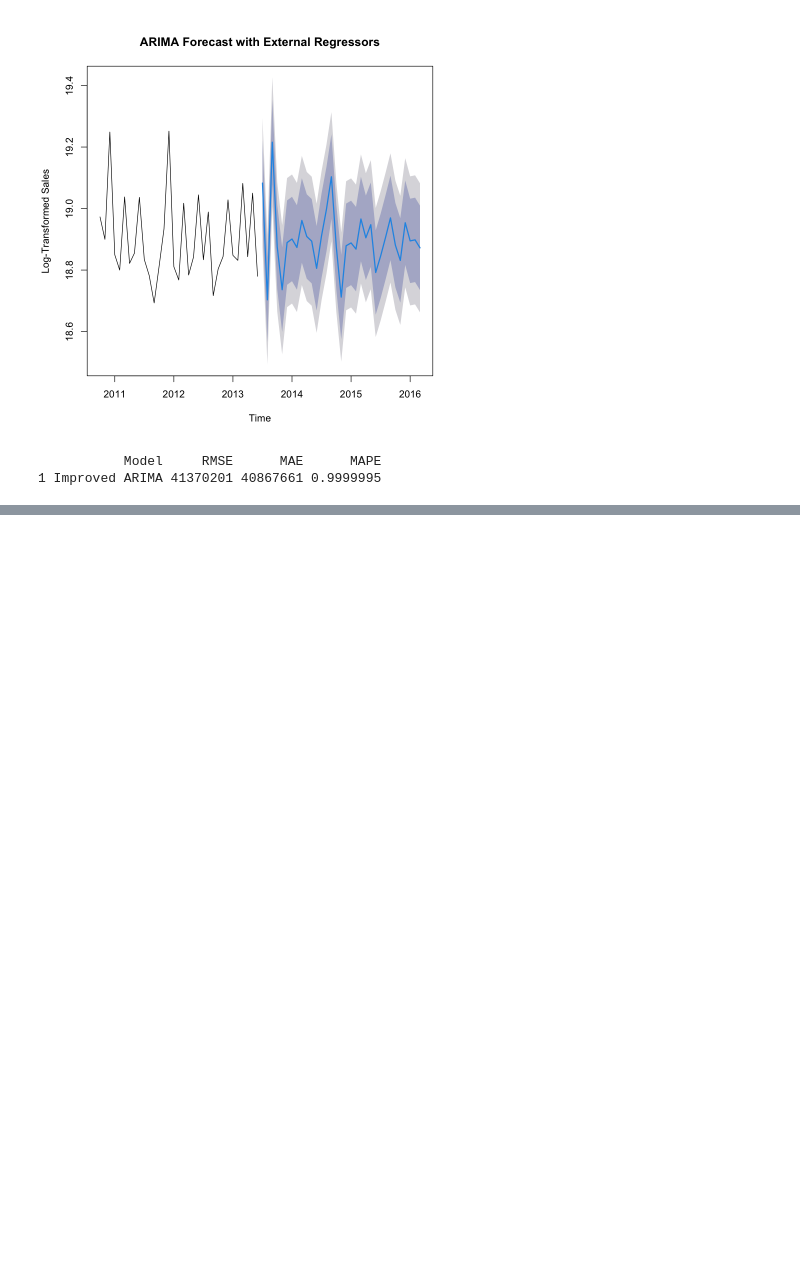
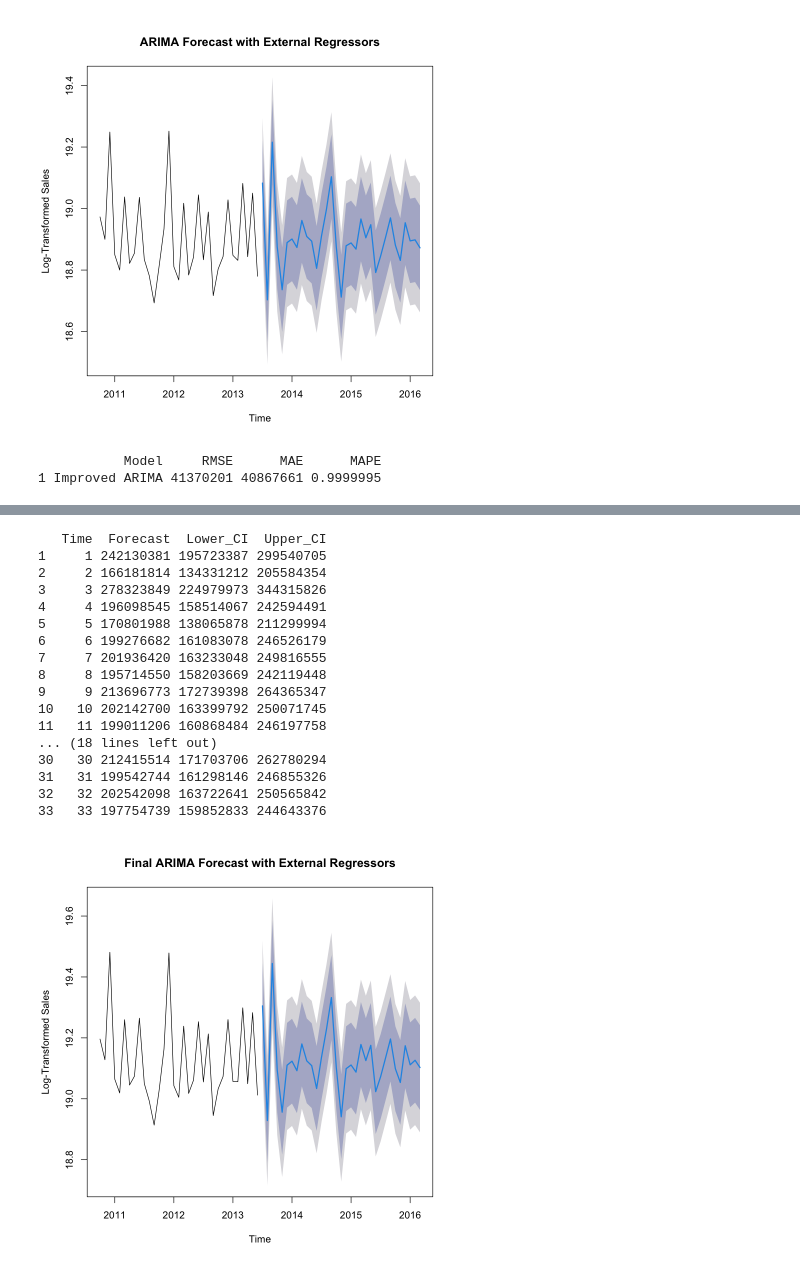
Before and after one commit to pattomrtne/WalmartSalesForecast, a Jupyter notebook: ADS-506_Final.ipynb, the cells around one changed output, grey strips where cells are left out. Saved outputs shown, nothing was run; the diff lists cells and outputs as text; code cells hidden in the pictures; blank space fills up the shorter version.

Commit message:
Final step
Final Prediction with ARIMA. ARIMA numbers improved but it was hard to come close to Gradient Boosting. Gradient Boosting model still outperformed ARIMA.

```diff
--- a/ADS-506_Final.ipynb
+++ b/ADS-506_Final.ipynb
@@ -616,14 +616,14 @@ MAE:  162568930
 [figure]
 # %%
 # Step 1: Aggregate the validation_set to monthly Total_Sales
-validation_set <- validation_set %>%
+valid_monthly <- validation_set %>%
   mutate(Year_Month = paste(Year, Month, sep = "-")) %>%
   group_by(Year_Month) %>%
   summarise(Total_Sales = sum(Weekly_Sales, na.rm = TRUE)) %>%
   ungroup()
 
 # Step 2: Align forecasted and actual values
-actual_values <- validation_set$Total_Sales
+actual_values <- valid_monthly$Total_Sales
 
 # Ensure alignment of lengths between actuals and forecasted values
 forecasted_values <- as.numeric(arima_forecast$mean)
@@ -717,2 +720,4 @@ ggplot(baseline_df, aes(x = Time)) +
 [figure]
 [figure]
+# %%
+final_training_set <- bind_rows(train_set, validation_set)
@@ -718,0 +800,12 @@ ggplot(baseline_df, aes(x = Time)) +
+# %%
+# Fit the ARIMA model
+final_arima_model <- auto.arima(
+  final_ts_sales,
+  seasonal = TRUE,
+  stepwise = TRUE,
+  approximation = FALSE,
+  xreg = xreg_final_reduced
+)
+
+# Print the ARIMA model summary
+print(summary(final_arima_model))
@@ -718,0 +832,45 @@ ggplot(baseline_df, aes(x = Time)) +
+# %%
+# Forecast for the next 12 months (adjust horizon as needed)
+forecast_horizon <- 12
+final_forecast <- forecast(final_arima_model, h = forecast_horizon, xreg = xreg_final_reduced)
+
+# Convert forecast back to original scale
+forecast_original <- expm1(final_forecast$mean)
+lower_ci_original <- expm1(final_forecast$lower[, 2])
+upper_ci_original <- expm1(final_forecast$upper[, 2])
+
+# Create a data frame for the forecast results
+forecast_results <- data.frame(
+  Time = seq_along(forecast_original),
+  Forecast = forecast_original,
+  Lower_CI = lower_ci_original,
+  Upper_CI = upper_ci_original
+)
+
+# Print the forecast results
+print(forecast_results)
+
+# Plot the forecast
+plot(final_forecast,
+     main = "Final ARIMA Forecast with External Regressors",
+     ylab = "Log-Transformed Sales",
+     xlab = "Time")
+# %% [output]
+   Time  Forecast  Lower_CI  Upper_CI
+1     1 242130381 195723387 299540705
+2     2 166181814 134331212 205584354
+3     3 278323849 224979973 344315826
+4     4 196098545 158514067 242594491
+5     5 170801988 138065878 211299994
+6     6 199276682 161083078 246526179
+7     7 201936420 163233048 249816555
+8     8 195714550 158203669 242119448
+9     9 213696773 172739398 264365347
+10   10 202142700 163399792 250071745
+11   11 199011206 160868484 246197758
+... (18 lines left out)
+30   30 212415514 171703706 262780294
+31   31 199542744 161298146 246855326
+32   32 202542098 163722641 250565842
+33   33 197754739 159852833 244643376
+[figure, added]
```
Also changed, not shown: parts of 4 cells of this notebook.
